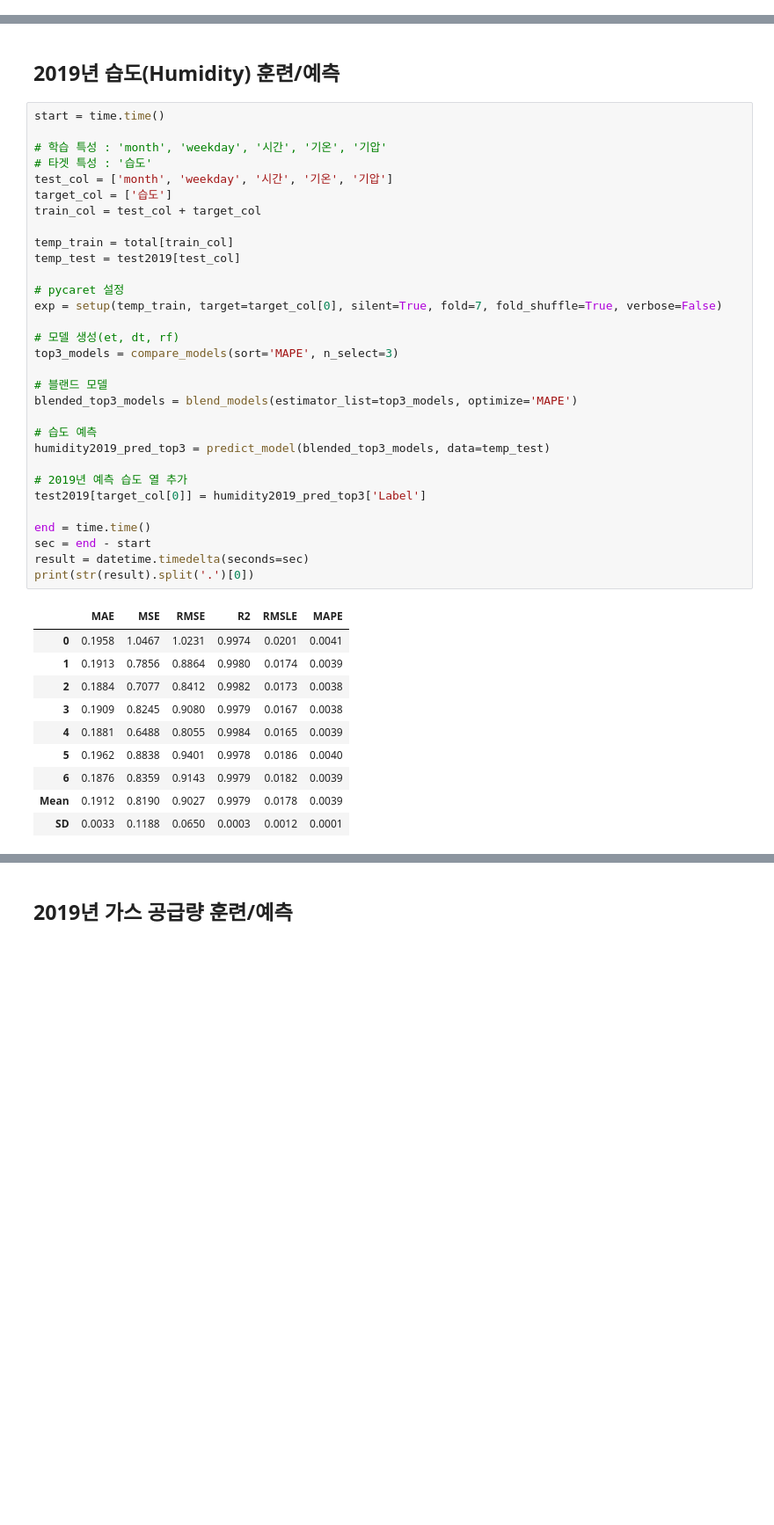
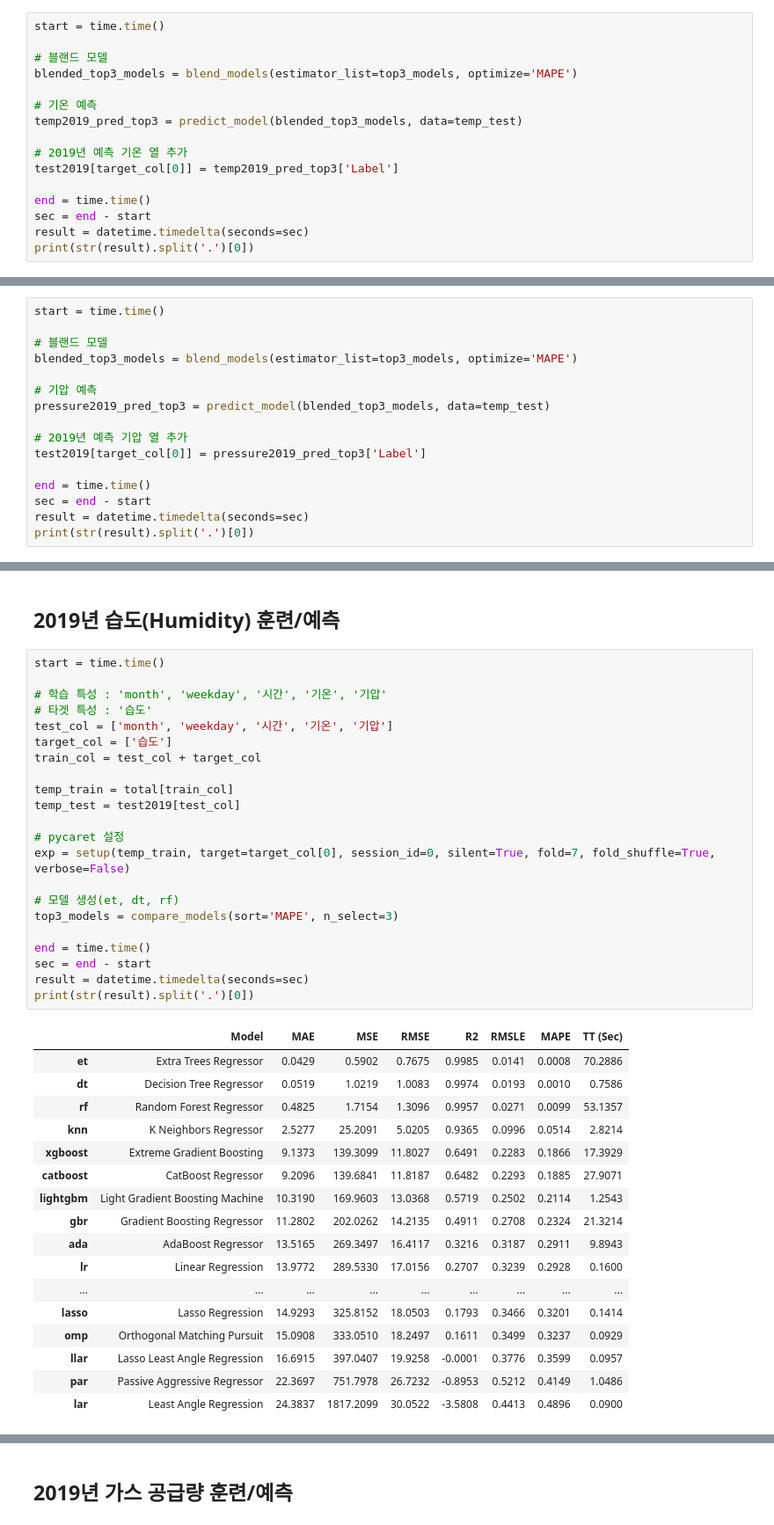
Before and after one commit to kbjung/LikeLion_13th_DataCourse, a Jupyter notebook: TP02/07_결과_출력/07-05_결과_출력(pycaret)_ver2.5(2021.12.05).ipynb, the cells around one changed output, grey strips where cells are left out. Shown: that part at 88% size. Saved outputs shown, nothing was run; the diff lists cells and outputs as text; blank space fills up the shorter version.

```diff
--- a/TP02/07_결과_출력/07-05_결과_출력(pycaret)_ver2.5(2021.12.05).ipynb
+++ b/TP02/07_결과_출력/07-05_결과_출력(pycaret)_ver2.5(2021.12.05).ipynb
@@ -140,0 +139,16 @@ print(str(result).split('.')[0])
+# %%
+start = time.time()
+
+# 블랜드 모델
+blended_top3_models = blend_models(estimator_list=top3_models, optimize='MAPE')
+
+# 기온 예측
+temp2019_pred_top3 = predict_model(blended_top3_models, data=temp_test)
+
+# 2019년 예측 기온 열 추가
+test2019[target_col[0]] = temp2019_pred_top3['Label']
+
+end = time.time()
+sec = end - start
+result = datetime.timedelta(seconds=sec)
+print(str(result).split('.')[0])
@@ -194,0 +219,16 @@ print(str(result).split('.')[0])
+# %%
+start = time.time()
+
+# 블랜드 모델
+blended_top3_models = blend_models(estimator_list=top3_models, optimize='MAPE')
+
+# 기압 예측
+pressure2019_pred_top3 = predict_model(blended_top3_models, data=temp_test)
+
+# 2019년 예측 기압 열 추가
+test2019[target_col[0]] = pressure2019_pred_top3['Label']
+
+end = time.time()
+sec = end - start
+result = datetime.timedelta(seconds=sec)
+print(str(result).split('.')[0])
@@ -206,42 +258,40 @@ test2019.head()
 # %%
 start = time.time()
 
 # 학습 특성 : 'month', 'weekday', '시간', '기온', '기압'
 # 타겟 특성 : '습도'
 test_col = ['month', 'weekday', '시간', '기온', '기압']
 target_col = ['습도']
 train_col = test_col + target_col
 
 temp_train = total[train_col]
 temp_test = test2019[test_col]
 
 # pycaret 설정
-exp = setup(temp_train, target=target_col[0], silent=True, fold=7, fold_shuffle=True, verbose=False)
+exp = setup(temp_train, target=target_col[0], session_id=0, silent=True, fold=7, fold_shuffle=True, verbose=False)
 
 # 모델 생성(et, dt, rf)
 top3_models = compare_models(sort='MAPE', n_select=3)
-
-# 블랜드 모델
-blended_top3_models = blend_models(estimator_list=top3_models, optimize='MAPE')
-
-# 습도 예측
-humidity2019_pred_top3 = predict_model(blended_top3_models, data=temp_test)
-
-# 2019년 예측 습도 열 추가
-test2019[target_col[0]] = humidity2019_pred_top3['Label']
 
 end = time.time()
 sec = end - start
 result = datetime.timedelta(seconds=sec)
 print(str(result).split('.')[0])
 # %% [output]
-|  | MAE | MSE | RMSE | R2 | RMSLE | MAPE |
-| 0 | 0.1958 | 1.0467 | 1.0231 | 0.9974 | 0.0201 | 0.0041 |
-| 1 | 0.1913 | 0.7856 | 0.8864 | 0.9980 | 0.0174 | 0.0039 |
-| 2 | 0.1884 | 0.7077 | 0.8412 | 0.9982 | 0.0173 | 0.0038 |
-| 3 | 0.1909 | 0.8245 | 0.9080 | 0.9979 | 0.0167 | 0.0038 |
-| 4 | 0.1881 | 0.6488 | 0.8055 | 0.9984 | 0.0165 | 0.0039 |
-| 5 | 0.1962 | 0.8838 | 0.9401 | 0.9978 | 0.0186 | 0.0040 |
-| 6 | 0.1876 | 0.8359 | 0.9143 | 0.9979 | 0.0182 | 0.0039 |
-| Mean | 0.1912 | 0.8190 | 0.9027 | 0.9979 | 0.0178 | 0.0039 |
-| SD | 0.0033 | 0.1188 | 0.0650 | 0.0003 | 0.0012 | 0.0001 |
+|  | Model | MAE | MSE | RMSE | R2 | RMSLE | MAPE | TT (Sec) |
+| et | Extra Trees Regressor | 0.0429 | 0.5902 | 0.7675 | 0.9985 | 0.0141 | 0.0008 | 70.2886 |
+| dt | Decision Tree Regressor | 0.0519 | 1.0219 | 1.0083 | 0.9974 | 0.0193 | 0.0010 | 0.7586 |
+| rf | Random Forest Regressor | 0.4825 | 1.7154 | 1.3096 | 0.9957 | 0.0271 | 0.0099 | 53.1357 |
+| knn | K Neighbors Regressor | 2.5277 | 25.2091 | 5.0205 | 0.9365 | 0.0996 | 0.0514 | 2.8214 |
+| xgboost | Extreme Gradient Boosting | 9.1373 | 139.3099 | 11.8027 | 0.6491 | 0.2283 | 0.1866 | 17.3929 |
+| catboost | CatBoost Regressor | 9.2096 | 139.6841 | 11.8187 | 0.6482 | 0.2293 | 0.1885 | 27.9071 |
+| lightgbm | Light Gradient Boosting Machine | 10.3190 | 169.9603 | 13.0368 | 0.5719 | 0.2502 | 0.2114 | 1.2543 |
+| gbr | Gradient Boosting Regressor | 11.2802 | 202.0262 | 14.2135 | 0.4911 | 0.2708 | 0.2324 | 21.3214 |
+| ada | AdaBoost Regressor | 13.5165 | 269.3497 | 16.4117 | 0.3216 | 0.3187 | 0.2911 | 9.8943 |
+| lr | Linear Regression | 13.9772 | 289.5330 | 17.0156 | 0.2707 | 0.3239 | 0.2928 | 0.1600 |
+| ... | ... | ... | ... | ... | ... | ... | ... | ... |
+| lasso | Lasso Regression | 14.9293 | 325.8152 | 18.0503 | 0.1793 | 0.3466 | 0.3201 | 0.1414 |
+| omp | Orthogonal Matching Pursuit | 15.0908 | 333.0510 | 18.2497 | 0.1611 | 0.3499 | 0.3237 | 0.0929 |
+| llar | Lasso Least Angle Regression | 16.6915 | 397.0407 | 19.9258 | -0.0001 | 0.3776 | 0.3599 | 0.0957 |
+| par | Passive Aggressive Regressor | 22.3697 | 751.7978 | 26.7232 | -0.8953 | 0.5212 | 0.4149 | 1.0486 |
+| lar | Least Angle Regression | 24.3837 | 1817.2099 | 30.0522 | -3.5808 | 0.4413 | 0.4896 | 0.0900 |
```
Also changed, not shown: parts of 15 cells of this notebook, 4 other files.
